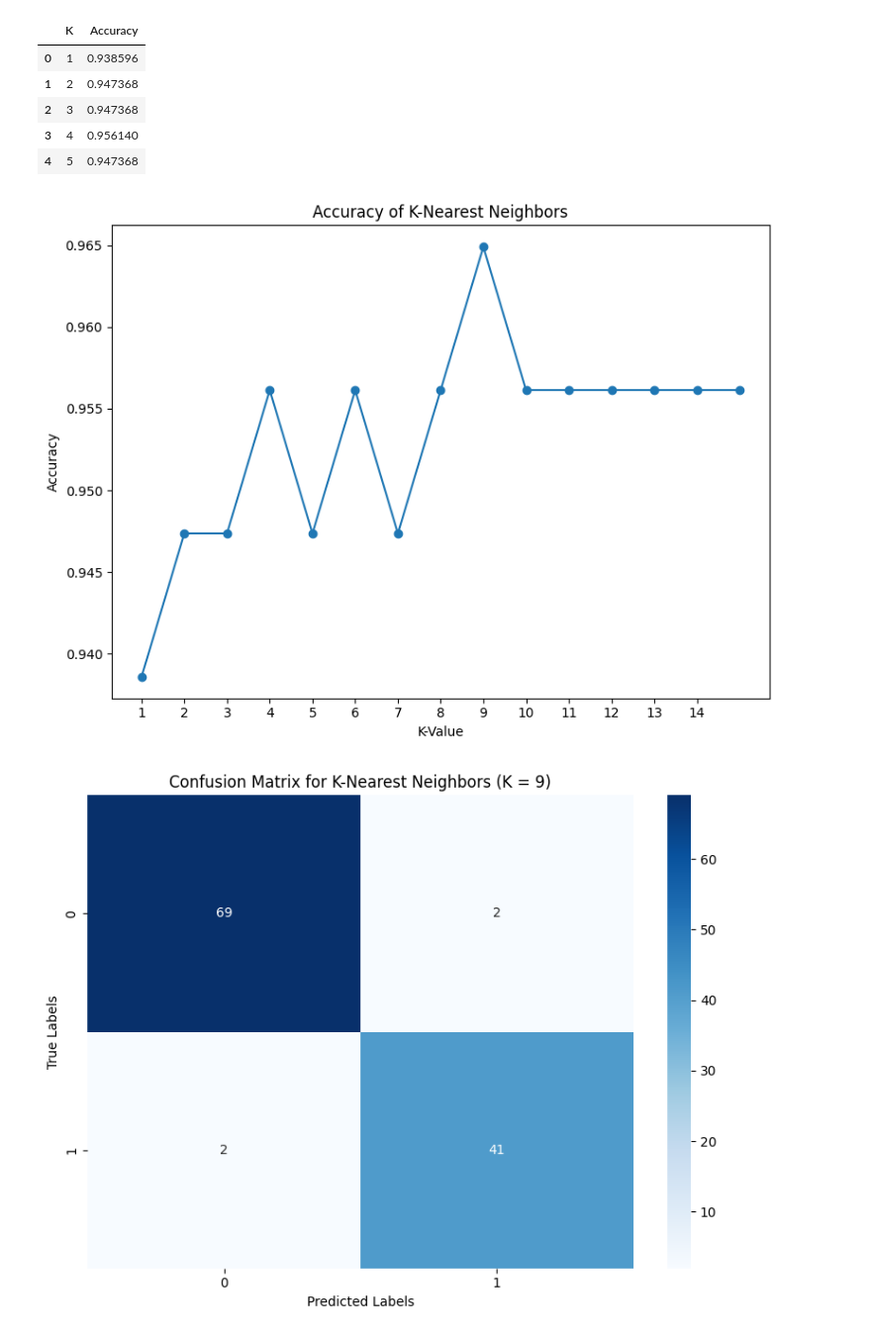
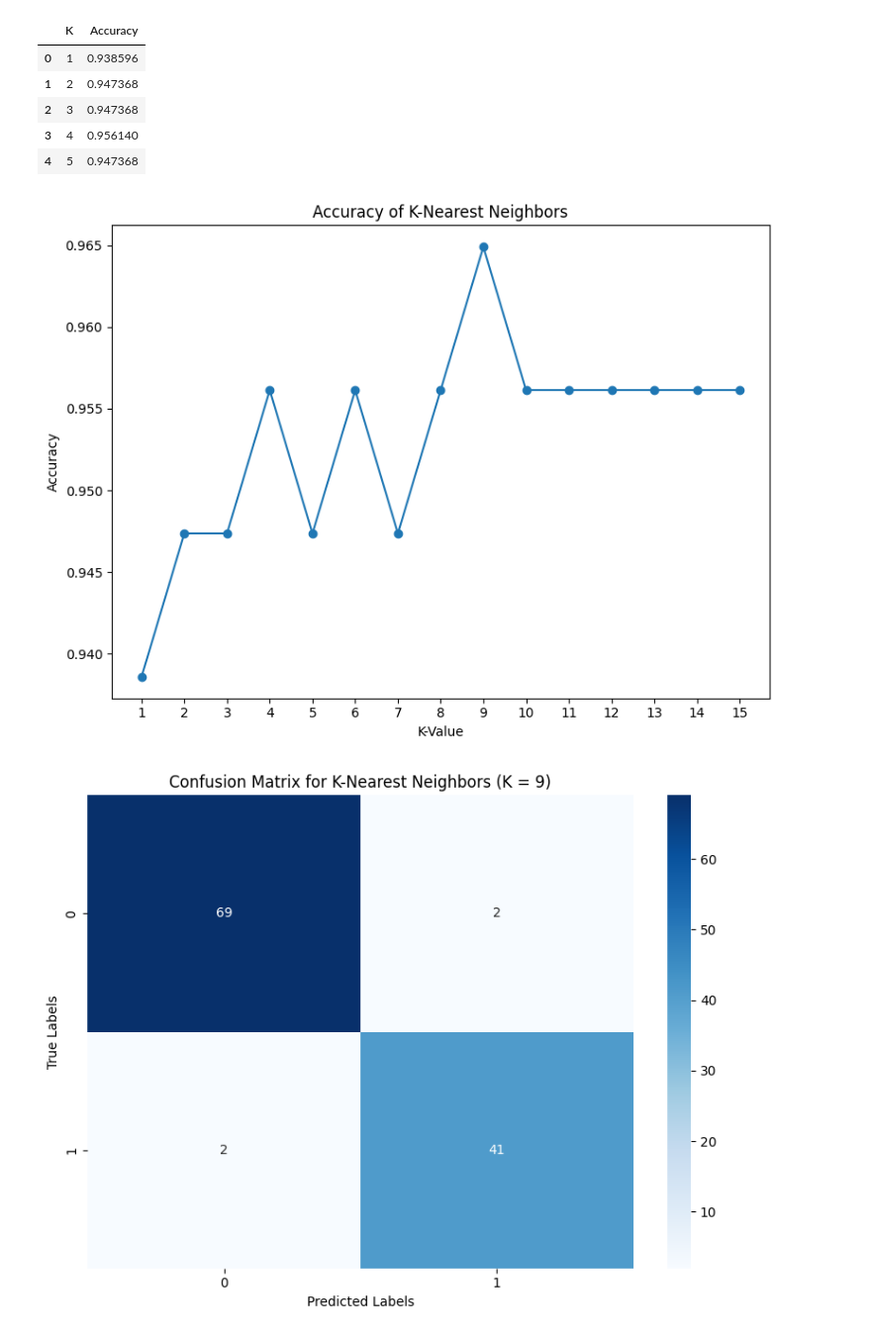
Before and after one commit to timhhsieh/CS4210-Final-Project, a Jupyter notebook: knn.ipynb, the cells around one changed output. Shown at 99% size. Cells and saved outputs as stored; diff of their text form; code cells hidden in the pictures.

Commit message:
Fixed accuracy plot

```diff
--- a/knn.ipynb
+++ b/knn.ipynb
@@ -136,18 +136,18 @@ acc_list.head()
 # %%
 # Plot the accuracy for each k value
 plt.figure(figsize=(8, 6))
 
 sns.scatterplot(data=acc_list, x='K', y='Accuracy')
 plt.xlabel('K-Value')
 plt.ylabel('Accuracy')
 plt.title('Accuracy of K-Nearest Neighbors')
-plt.xticks(range(1, 15))
+plt.xticks(range(1, 16))
 
 # Connect a line to the data points
 plt.plot(acc_list['K'], acc_list['Accuracy'], marker='o', linestyle='-')
 plt.show()
 # %% [output]
-[figure, old version]
+[figure, new version]
 # %%
 # Plot the confusion matrix using seaborn
 plt.figure(figsize=(8, 6))
```
